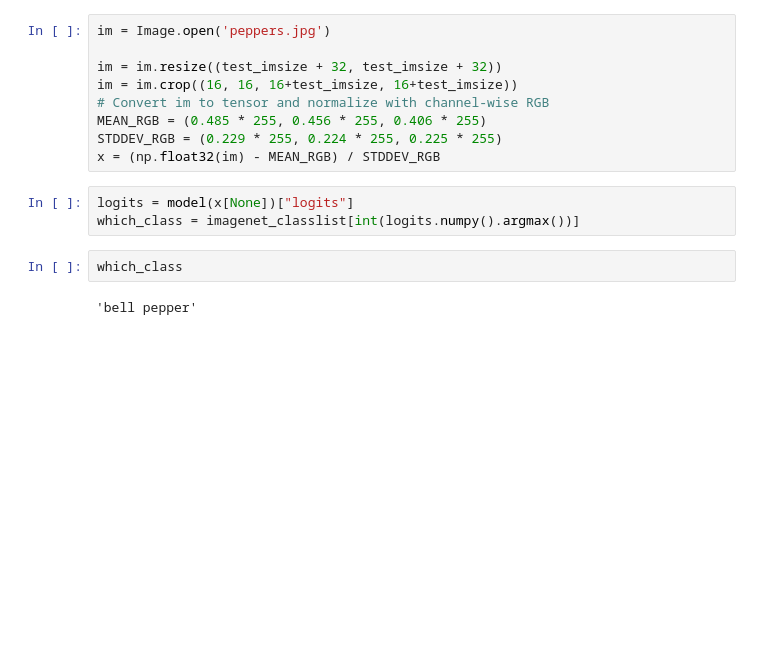
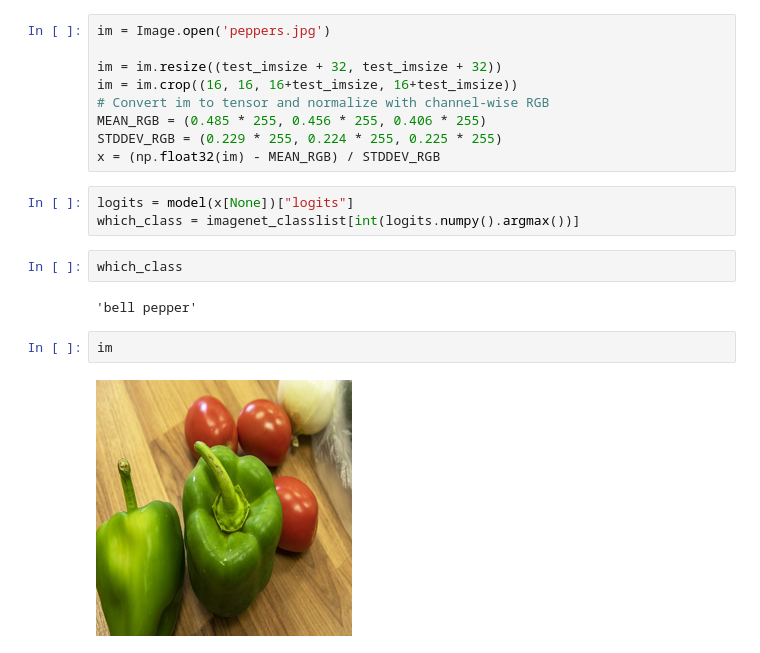
Before and after one commit to hoangthang1607/nfnets-Tensorflow-2, a Jupyter notebook: Test NFNets models with pretrained weights.ipynb, the cells around one changed output. Saved outputs shown, nothing was run; the diff lists cells and outputs as text; blank space fills up the shorter version.

Commit message:
add image to notebook

```diff
--- a/Test NFNets models with pretrained weights.ipynb
+++ b/Test NFNets models with pretrained weights.ipynb
@@ -1043,3 +1043,7 @@ which_class = imagenet_classlist[int(logits.numpy().argmax())]
 which_class
 # %% [output]
 'bell pepper'
+# %%
+im
+# %% [output]
+[figure, added]
```
Also changed, not shown: parts of 1 cell of this notebook.
